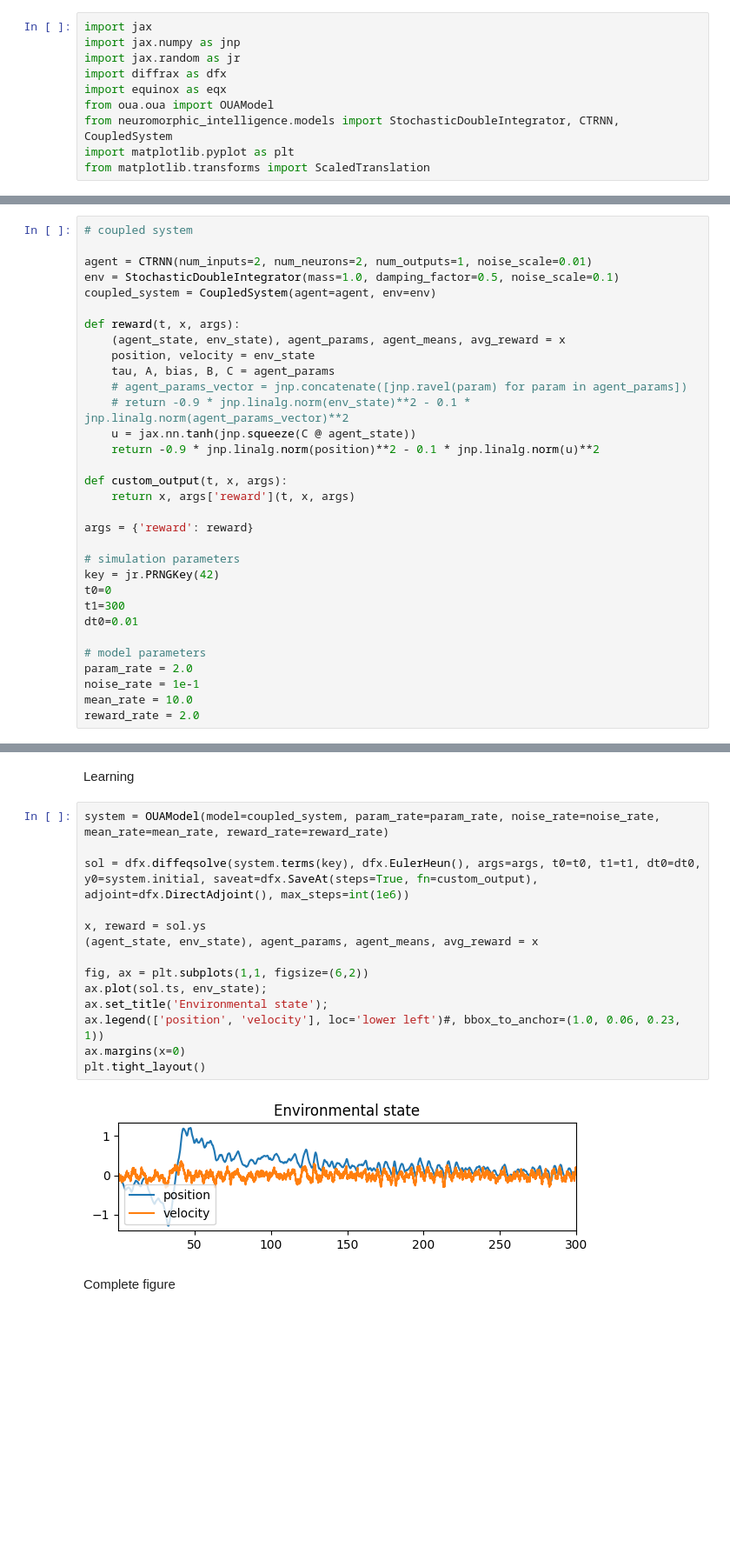
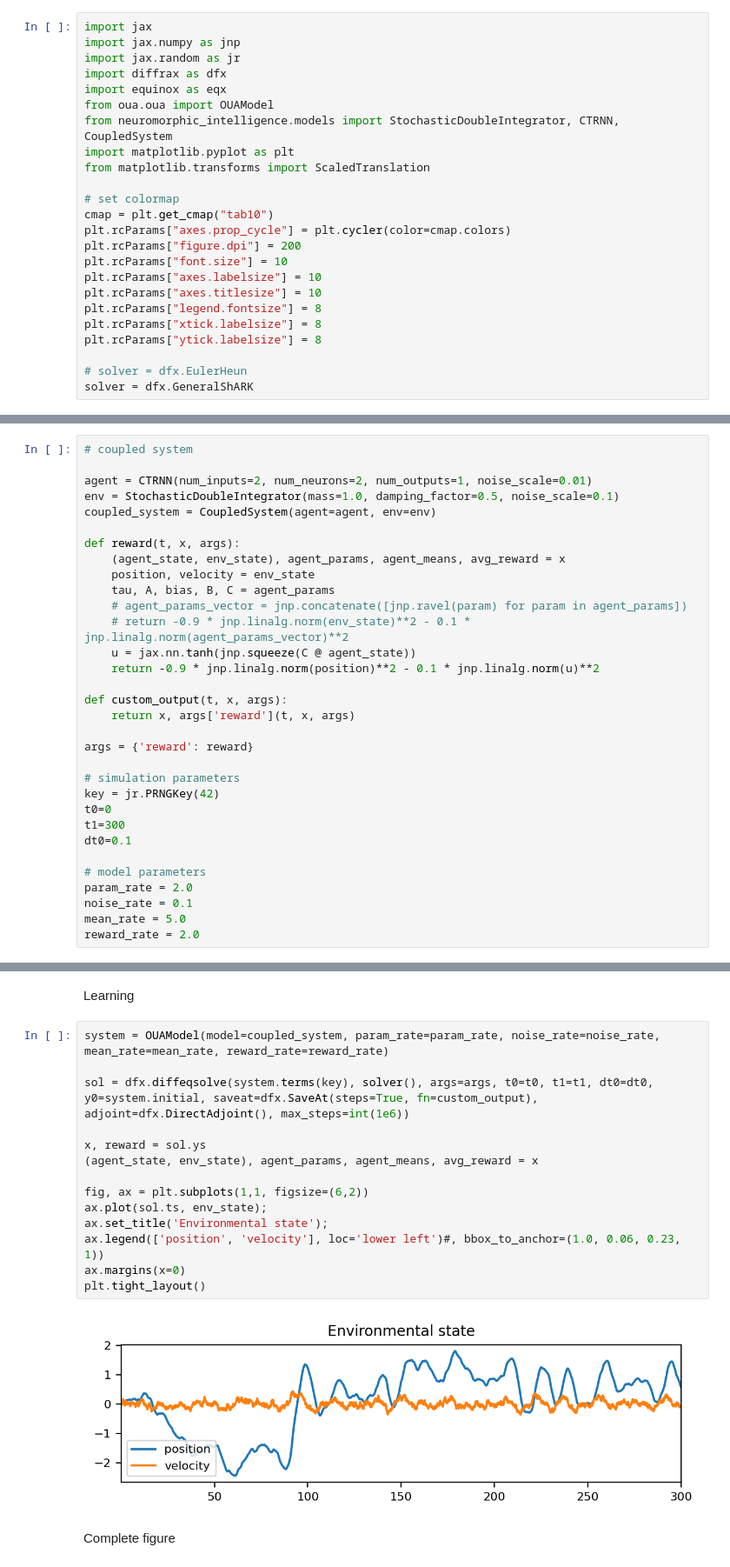
Before and after one commit to marcelvangerven/neuromorphic_intelligence, a Jupyter notebook: notebooks/oua_ctrnn_sdi.ipynb, the cells around one changed output, grey strips where cells are left out. Shown at 87% size. Saved outputs shown, nothing was run; the diff lists cells and outputs as text; blank space fills up the shorter version.

```diff
--- a/notebooks/oua_ctrnn_sdi.ipynb
+++ b/notebooks/oua_ctrnn_sdi.ipynb
@@ -12,6 +12,20 @@ from oua.oua import OUAModel
 from neuromorphic_intelligence.models import StochasticDoubleIntegrator, CTRNN, CoupledSystem
 import matplotlib.pyplot as plt
 from matplotlib.transforms import ScaledTranslation
+
+# set colormap
+cmap = plt.get_cmap("tab10")
+plt.rcParams["axes.prop_cycle"] = plt.cycler(color=cmap.colors)
+plt.rcParams["figure.dpi"] = 200
+plt.rcParams["font.size"] = 10
+plt.rcParams["axes.labelsize"] = 10
+plt.rcParams["axes.titlesize"] = 10
+plt.rcParams["legend.fontsize"] = 8
+plt.rcParams["xtick.labelsize"] = 8
+plt.rcParams["ytick.labelsize"] = 8
+
+# solver = dfx.EulerHeun
+solver = dfx.GeneralShARK
 # %% [markdown]
 Setup system
 # %%
@@ -39,12 +53,12 @@ args = {'reward': reward}
 key = jr.PRNGKey(42)
 t0=0
 t1=300
-dt0=0.01
+dt0=0.1
 
 # model parameters
 param_rate = 2.0
-noise_rate = 1e-1
-mean_rate = 10.0
+noise_rate = 0.1
+mean_rate = 5.0
 reward_rate = 2.0
 # %% [markdown]
 No learning
@@ -98,19 +112,19 @@ Learning
 # %%
 system = OUAModel(model=coupled_system, param_rate=param_rate, noise_rate=noise_rate, mean_rate=mean_rate, reward_rate=reward_rate)
 
-sol = dfx.diffeqsolve(system.terms(key), dfx.EulerHeun(), args=args, t0=t0, t1=t1, dt0=dt0, y0=system.initial, saveat=dfx.SaveAt(steps=True, fn=custom_output), adjoint=dfx.DirectAdjoint(), max_steps=int(1e6))
+sol = dfx.diffeqsolve(system.terms(key), solver(), args=args, t0=t0, t1=t1, dt0=dt0, y0=system.initial, saveat=dfx.SaveAt(steps=True, fn=custom_output), adjoint=dfx.DirectAdjoint(), max_steps=int(1e6))
 
 x, reward = sol.ys
 (agent_state, env_state), agent_params, agent_means, avg_reward = x
 
 fig, ax = plt.subplots(1,1, figsize=(6,2))
 ax.plot(sol.ts, env_state);
 ax.set_title('Environmental state');
 ax.legend(['position', 'velocity'], loc='lower left')#, bbox_to_anchor=(1.0, 0.06, 0.23, 1))
 ax.margins(x=0)
 plt.tight_layout()
 # %% [output]
-[figure, old version]
+[figure, new version]
 # %% [markdown]
 Complete figure
 # %%
```
Also changed, not shown: parts of 6 cells of this notebook, 11 other files.
